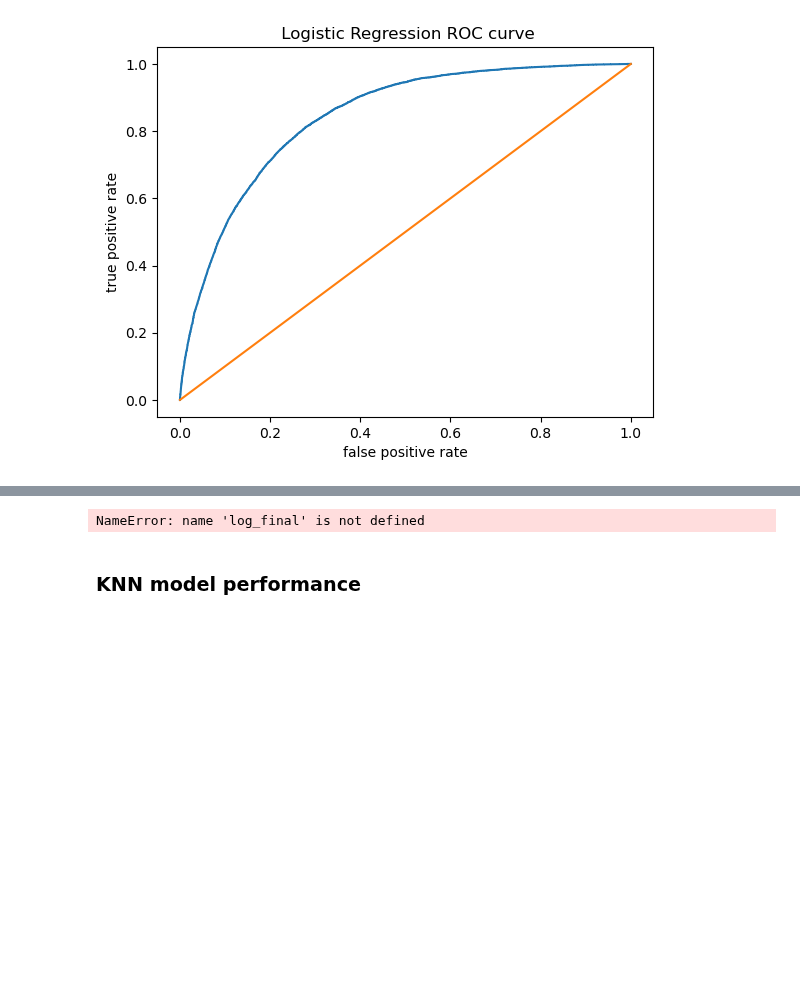
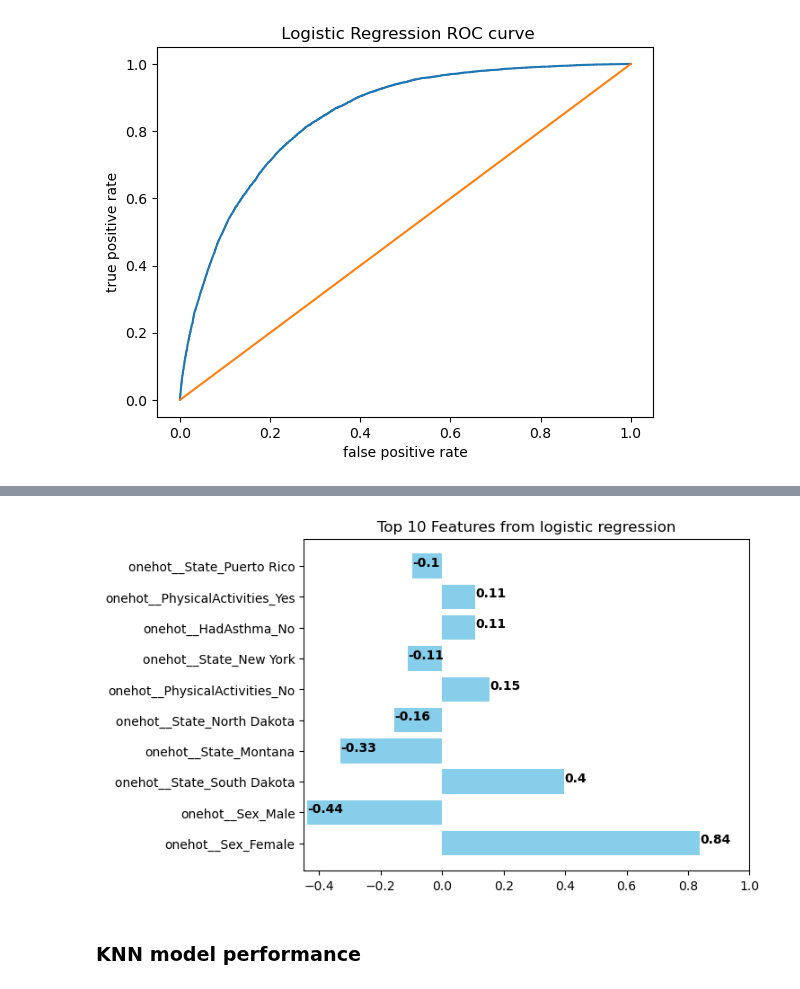
Before and after one commit to DecisionTreeBruining/212B-ML-Project, a Jupyter notebook: assignment_2/local_dev/final_analysis.ipynb, the cells around one changed output, grey strips where cells are left out. Drawn from its saved outputs; the diff is of its cells as text; code cells hidden in the pictures; blank space fills up the shorter version.

```diff
--- a/assignment_2/local_dev/final_analysis.ipynb
+++ b/assignment_2/local_dev/final_analysis.ipynb
@@ -163,39 +173,40 @@ has_heart_disease                        9882                     1935
 # %%
 # Getting coefficients
-#
-logi_final = pickle_jar['logi_final']
+# logi_final = pickle_jar['logi_final']
+log_final = pickle.load(open(path_google + 'logit_model_select.pkl', 'rb'))
+log_final = log_final.best_estimator_.named_steps['clf']
 logi_coef = log_final.coef_
 avg_coef = np.mean(logi_coef, axis=0)
 
 # create a dictionary for coefficients and column names
 coef_dict = {}
 for coef, col in zip(avg_coef, X_train.columns):
     coef_dict[col] = coef
 
 # sort the dictionary by the absolute value of the coefficients
 sorted_dict = dict(sorted(coef_dict.items(),
                           key = lambda x: abs(x[1]),
                           reverse = True))
 
 # dataframe for the sorted dictionary with two columns
 coef_df = pd.DataFrame(list(sorted_dict.items()),
                        columns = ['Feature', 'Coefficient'])
 
 # select the top 10 coefficients
 coef_df = coef_df.head(10)
 plt.barh(coef_df['Feature'], coef_df['Coefficient'], color='skyblue')
 
 # add text annotation on the bar
 for i, v in enumerate(coef_df['Coefficient']):
     plt.text(v, i, str(round(v, 2)),
              color='black', fontweight='bold',
              ha = 'left')
 plt.title('Top 10 Features from logistic regression')
 # set x limit
-plt.xlim(-0.45, 0.35)
+plt.xlim(-0.45, 1)
 plt.size = (8,6)
 # %% [output]
-NameError: name 'log_final' is not defined
+[figure, added]
 # %% [markdown]
 ### KNN model performance
 # %%
```
Also changed, not shown: parts of 13 cells of this notebook, 6 other files.
